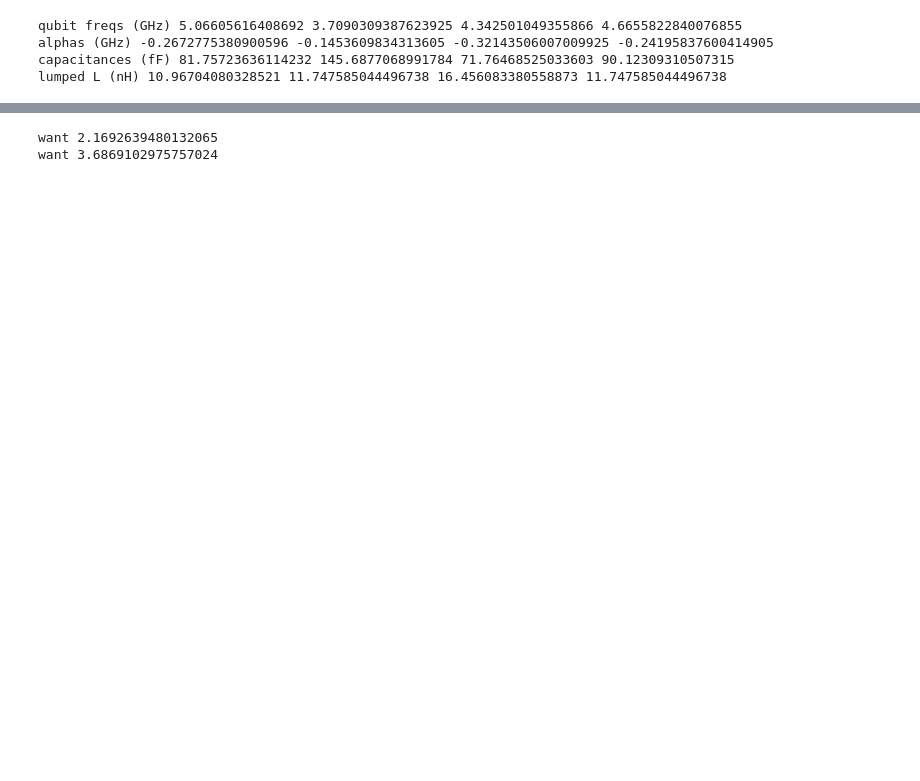
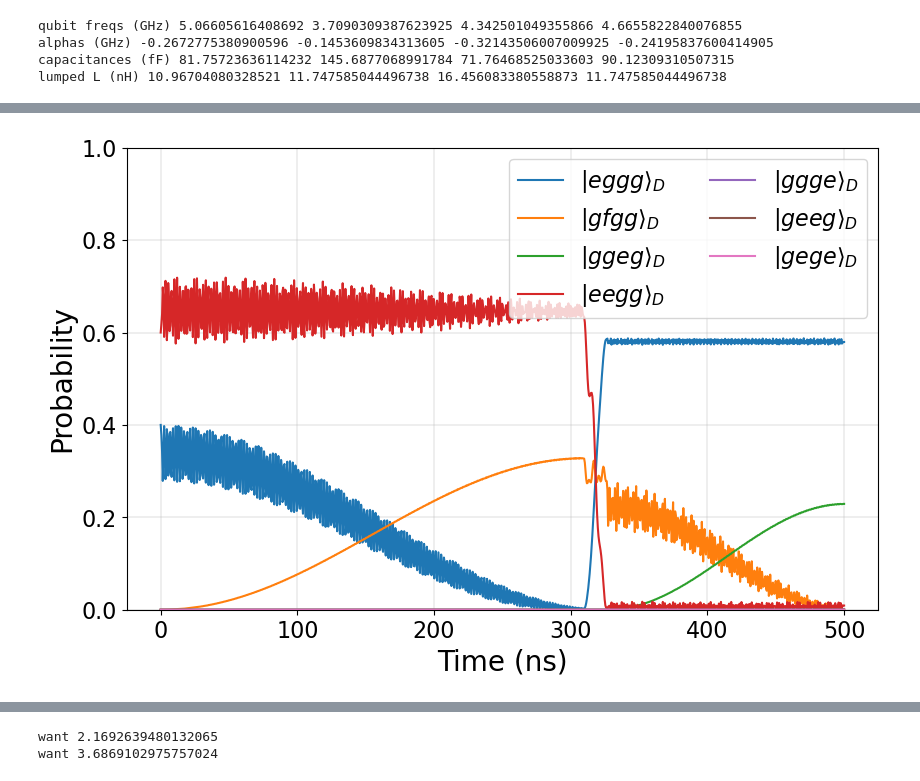
Before and after one commit to sebastienLeg/qutip_sims, a Jupyter notebook: 4transmon_fixed_freq_swap.ipynb, the cells around one changed output, grey strips where cells are left out. Cells and saved outputs as stored; diff of their text form; code cells hidden in the pictures; blank space fills up the shorter version.

```diff
--- a/4transmon_fixed_freq_swap.ipynb
+++ b/4transmon_fixed_freq_swap.ipynb
@@ -182,3 +191,63 @@ Total run time:   9.06s
+# %%
+# states for 1 input
+eggg = qram.state('eggg')
+gfgg = qram.state('gfgg')
+ggeg = qram.state('ggeg')
+eegg = qram.state('eegg')
+ggge = qram.state('ggge')
+geeg = qram.state('geeg')
+gege = qram.state('gege')
+prob_eggg = [np.abs(eggg.overlap(result[t]))**2 for t in range(len(times))]
+prob_gfgg = [np.abs(gfgg.overlap(result[t]))**2 for t in range(len(times))]
+prob_ggeg = [np.abs(ggeg.overlap(result[t]))**2 for t in range(len(times))]
+prob_eegg = [np.abs(eegg.overlap(result[t]))**2 for t in range(len(times))]
+prob_ggge = [np.abs(ggge.overlap(result[t]))**2 for t in range(len(times))]
+prob_geeg = [np.abs(geeg.overlap(result[t]))**2 for t in range(len(times))]
+prob_gege = [np.abs(gege.overlap(result[t]))**2 for t in range(len(times))]
+
+# states for 0 input
+gggg = qram.state('gggg')
+gegg = qram.state('gegg')
+prob_gggg = [np.abs(gggg.overlap(result[t]))**2 for t in range(len(times))]
+prob_gegg = [np.abs(gegg.overlap(result[t]))**2 for t in range(len(times))]
+
+
+plt.plot(times, prob_eggg, label=r'$|eggg\rangle_D$')
+plt.plot(times, prob_gfgg, label=r'$|gfgg\rangle_D$')
+plt.plot(times, prob_ggeg, label=r'$|ggeg\rangle_D$')
+plt.plot(times, prob_eegg, label=r'$|eegg\rangle_D$')
+plt.plot(times, prob_ggge, label=r'$|ggge\rangle_D$')
+plt.plot(times, prob_geeg, label=r'$|geeg\rangle_D$')
+plt.plot(times, prob_gege, label=r'$|gege\rangle_D$')
+
+# plt.plot(times, prob_gggg, label=r'$|gggg\rangle_D$')
+# plt.plot(times, prob_gegg, label=r'$|gegg\rangle_D$')
+
+# plt.plot(times, [np.abs(state('geeg').overlap(result[t]))**2 for t in range(len(times))], 'k--', label=r'$|geeg\rangle_D$')
+# plt.plot(times, [np.abs(state('efgg').overlap(result[t]))**2 for t in range(len(times))], 'k-.', label=r'$|efgg\rangle_D$')
+
+# for i1 in range(cutoffs[0]):
+#     for i2 in range(cutoffs[1]):
+#         for i3 in range(cutoffs[2]):
+#             for i4 in range(cutoffs[3]):
+#                 # print(qram.levels_nums_to_name([i1, i2, i3, i4]))
+#                 plt.plot(times,
+#                          [np.abs(qram.state([i1, i2, i3, i4]).overlap(result[t]))**2 for t in range(len(times))],
+#                          label='qram.level_nums_to_name[i1, i2, i3, i4]')
+
+# plt.plot(times, [0.5]*len(times), 'k--', linewidth=0.5)
+plt.legend(fontsize=16, ncol=2)
+plt.ylim(0, 1)
+# plt.xlim(750, 1000)
+plt.tick_params(labelsize=16)
+plt.xlabel('Time (ns)', fontsize=20)
+plt.ylabel('Probability', fontsize=20)
+# plt.title(r'$\psi_0=|$'+psi0_name+r'$\rangle$')
+# plt.title('QRAM state evolution in memory access operation')
+plt.grid(linewidth=0.3)
+plt.show()
+# %% [output]
+[figure, added]
 # %%
 # states for 1 input
 eggg = qram.state('eggg')
```
Also changed, not shown: parts of 6 cells of this notebook, 2 other files.
